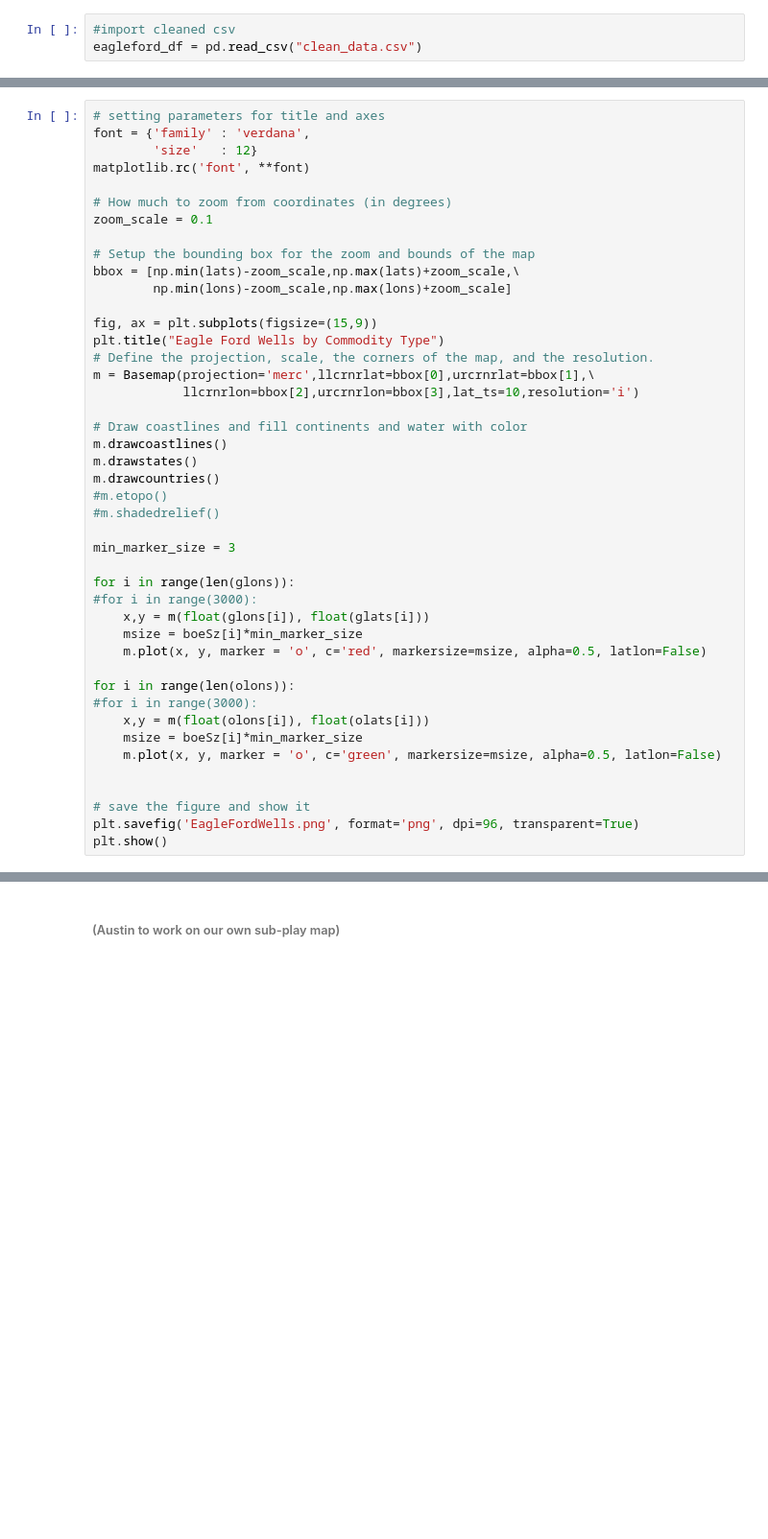
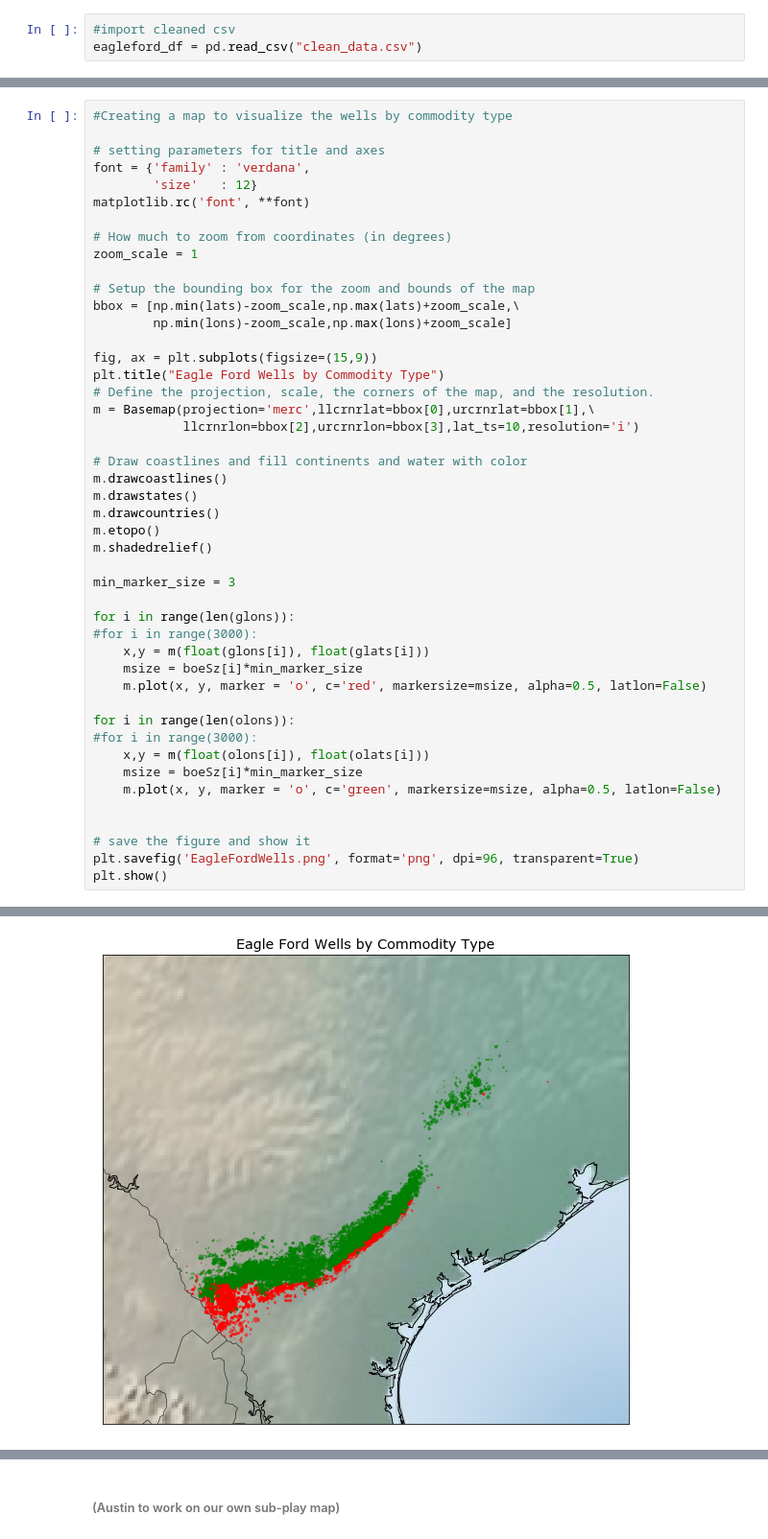
Before and after one commit to DaryaRudych/EagleFord-Oil-Project, a Jupyter notebook: Master.ipynb, the cells around one changed output, grey strips where cells are left out. Shown at 96% size. Drawn from its saved outputs; the diff is of its cells as text; blank space fills up the shorter version.

```diff
--- a/Master.ipynb
+++ b/Master.ipynb
@@ -167,11 +162,13 @@ NameError: name 'eagleford_df' is not defined
 # %%
+#Creating a map to visualize the wells by commodity type
+
 # setting parameters for title and axes
 font = {'family' : 'verdana',
         'size'   : 12}
 matplotlib.rc('font', **font)
 
 # How much to zoom from coordinates (in degrees)
-zoom_scale = 0.1
+zoom_scale = 1
 
 # Setup the bounding box for the zoom and bounds of the map
 bbox = [np.min(lats)-zoom_scale,np.max(lats)+zoom_scale,\
@@ -187,8 +184,8 @@ m = Basemap(projection='merc',llcrnrlat=bbox[0],urcrnrlat=bbox[1],\
 m.drawcoastlines()
 m.drawstates()
 m.drawcountries()
-#m.etopo()
-#m.shadedrelief()
+m.etopo()
+m.shadedrelief()
 
 min_marker_size = 3
 
@@ -212,0 +213 @@ NameError: name 'lats' is not defined
+[figure, added]
```
Also changed, not shown: parts of 5 cells of this notebook, 3 other files.
